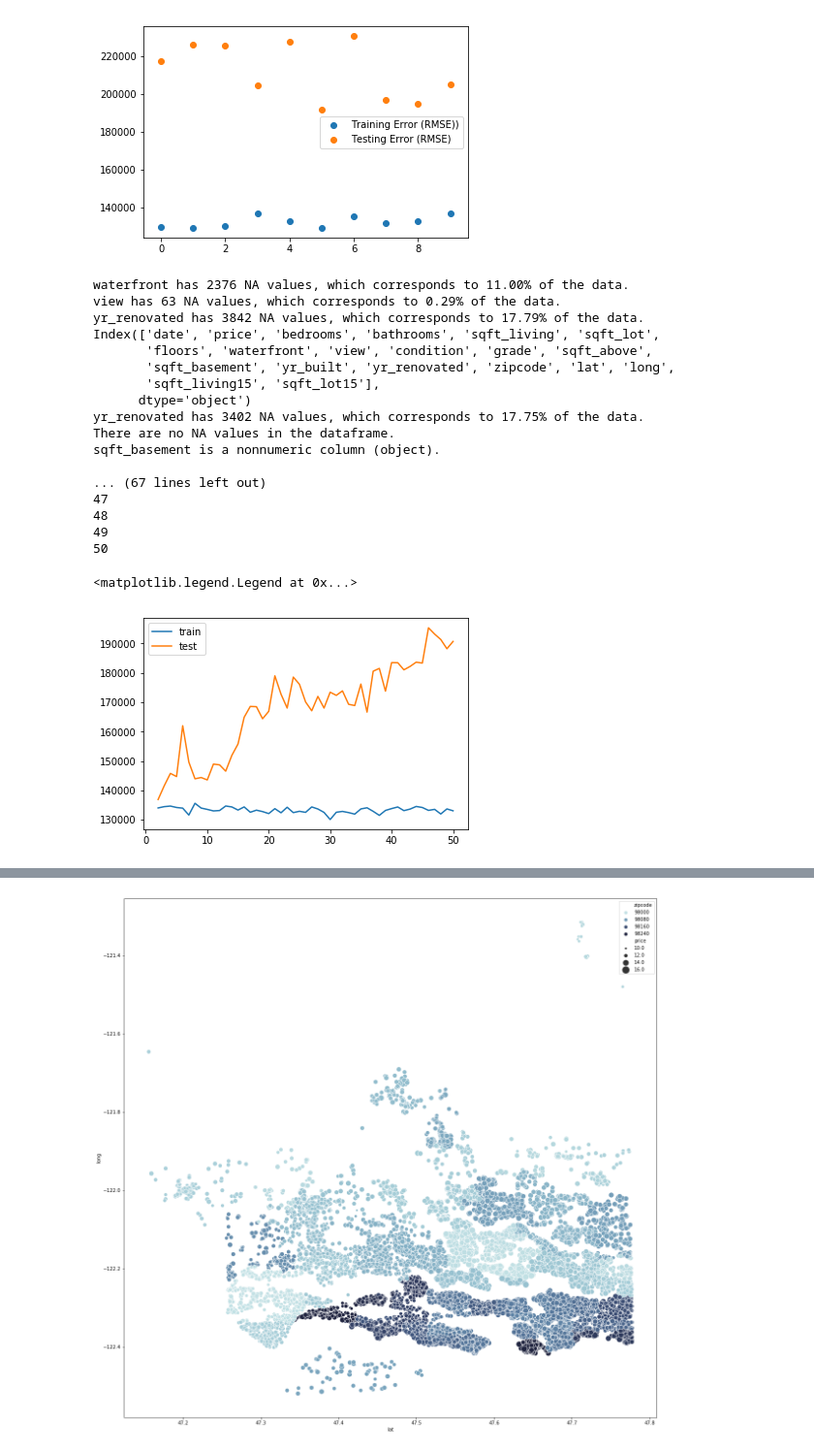
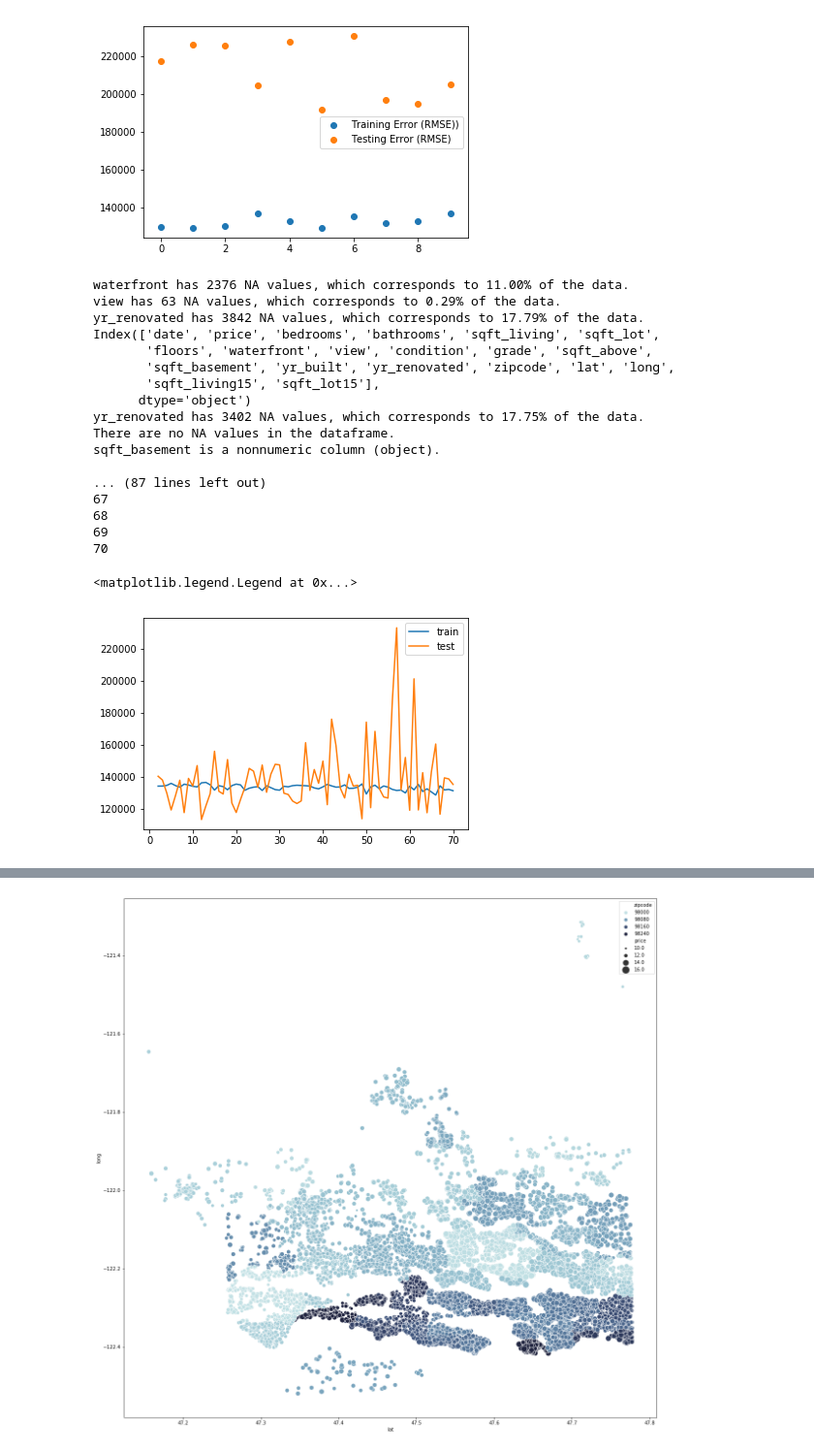
Before and after one commit to JoeDown/King-County-Linear-Regression-Price-Prediction, a Jupyter notebook: nick-scratch.ipynb, the cells around one changed output, grey strips where cells are left out. Shown at 97% size. Drawn from its saved outputs; the diff is of its cells as text; code cells hidden in the pictures.

```diff
--- a/nick-scratch.ipynb
+++ b/nick-scratch.ipynb
@@ -2168,6 +2170,7 @@ log_transform_data = True
 normalize_data = True
 num_splits = 10
 test_size = 0.33
+n_features_to_select = 10
 
 ### Loading data
 df = load_kc_data(filename='kc_house_data.csv', verbose=False)
@@ -2224,10 +2227,12 @@ for zipcode in zipcodes:
         train_df = binarize_column(train_df, "view", new_column_name="was_viewed")
         train_df = binarize_column(train_df, "sqft_basement", new_column_name="has_basement")
 #         #train_df = add_dummy_zipcodes(train_df)
+        train_df = add_price_per_sqft(train_df)
 
         test_df = binarize_column(test_df, "view", new_column_name="was_viewed")
         test_df = binarize_column(test_df, "sqft_basement", new_column_name="has_basement")
         #test_df = add_dummy_zipcodes(test_df)
+        test_df = add_price_per_sqft(test_df)
 
         ### Transforming data
         if log_transform_data:
@@ -2261,10 +2266,10 @@ for zipcode in zipcodes:
         # check_for_heteroscedasticity ## not yet implemented
 
         ### Feature selection
-        #rfe_features = recursive_feature_elimination_get_features(df, "price", n_features_to_select=int(len(df.columns)*0.90))
-        #rfe_features = recursive_feature_elimination_get_features(df, "price")
-        #print(rfe_features)
-        #df = df.loc[:,rfe_features + ["price"]]
+        rfe_features = recursive_feature_elimination_get_features(train_df, "price", n_features_to_select=n_features_to_select)
+        print(rfe_features)
+        train_df = train_df.loc[:,rfe_features + ["price"]]
+        test_df = test_df.loc[:,rfe_features + ["price"]]
 
         ### Build the model
         train_linreg = build_linear_model_sklearn(train_df, "price")
@@ -2532,9 +2562,11 @@ df = convert_columns_with_function(df, "sqft_basement", pd.to_numeric)
 nonnumeric_columns = check_for_nonnumeric_columns(df, print_num_unique_values=5)
 columns_with_zeros = check_for_zeros(df)
 
-num_splits = 10
-test_size = 0.33
-n_clusters_range = range(2,51)
+all_zipcodes=df['zipcode'].unique().tolist()
+
+num_splits = 1
+test_size = 0.1
+n_clusters_range = range(2,71)
 
 mean_train_errs = []
 mean_test_errs = []
@@ -2557,15 +2589,15 @@ for n_clusters in n_clusters_range:
         ### Add new features based on training data only
         train_df = binarize_column(train_df, "view", new_column_name="was_viewed")
         train_df = binarize_column(train_df, "sqft_basement", new_column_name="has_basement")
-        train_df = add_dummy_zipcodes(train_df)
+        train_df = add_dummy_zipcodes(train_df, all_zipcodes)
         train_df = add_time_since_renovated_feature(train_df, "date", "yr_renovated")
-        train_df = add_cluster_label_feature(train_df, fit_df=train_df, n_clusters=n_clusters)
+        train_df, kmeans = add_cluster_label_feature(train_df, kmeans=None, n_clusters=n_clusters)
 
         test_df = binarize_column(test_df, "view", new_column_name="was_viewed")
         test_df = binarize_column(test_df, "sqft_basement", new_column_name="has_basement")
-        test_df = add_dummy_zipcodes(test_df)
+        test_df = add_dummy_zipcodes(test_df, all_zipcodes)
         test_df = add_time_since_renovated_feature(test_df, "date", "yr_renovated")
-        test_df = add_cluster_label_feature(test_df, fit_df=train_df, n_clusters=n_clusters)
+        test_df, kmeans = add_cluster_label_feature(test_df, kmeans=kmeans, n_clusters=n_clusters)
 
         ### Transforming data
         train_df, train_log_transformed_columns = log_transform_columns(train_df, ['price', 'bedrooms', 'bathrooms',
@@ -2623,39 +2655,39 @@ plt.legend()
 
 #     train_rsq = get_rsq_sklearn(train_df, train_linreg, "price")
 #     train_adjusted_rsq = get_adjusted_rsq_sklearn(train_df, train_linreg, "price")
 
 #     test_rsq = get_rsq_sklearn(test_df, train_linreg, "price")
 #     test_adjusted_rsq = get_adjusted_rsq_sklearn(test_df, train_linreg, "price")
 
 ### Plot errors
 # plt.scatter(list(range(num_splits)), train_err, label='Training Error (RMSE))')
 # plt.scatter(list(range(num_splits)), test_err, label='Testing Error (RMSE)')
 # print(f"Mean training RMSE: {np.mean(train_err)}")
 # print(f"Mean testing RMSE: {np.mean(test_err)}")
 # plt.legend();
 
 # plot_predictions_vs_reality(train_df, "price", y_hat_train)
 # plot_predictions_vs_reality(test_df, "price", y_hat_test)
 # %% [output]
 waterfront has 2376 NA values, which corresponds to 11.00% of the data.
 view has 63 NA values, which corresponds to 0.29% of the data.
 yr_renovated has 3842 NA values, which corresponds to 17.79% of the data.
 Index(['date', 'price', 'bedrooms', 'bathrooms', 'sqft_living', 'sqft_lot',
        'floors', 'waterfront', 'view', 'condition', 'grade', 'sqft_above',
        'sqft_basement', 'yr_built', 'yr_renovated', 'zipcode', 'lat', 'long',
        'sqft_living15', 'sqft_lot15'],
       dtype='object')
 yr_renovated has 3402 NA values, which corresponds to 17.75% of the data.
 There are no NA values in the dataframe.
 sqft_basement is a nonnumeric column (object).
 
-... (67 lines left out)
-47
-48
-49
-50
+... (87 lines left out)
+67
+68
+69
+70
 <matplotlib.legend.Legend at 0x...>
-[figure, old version]
+[figure, new version]
 # %%
 ### Loading data
 df = load_kc_data(filename='kc_house_data.csv', verbose=False)
```
Also changed, not shown: parts of 18 cells of this notebook, 2 other files.
